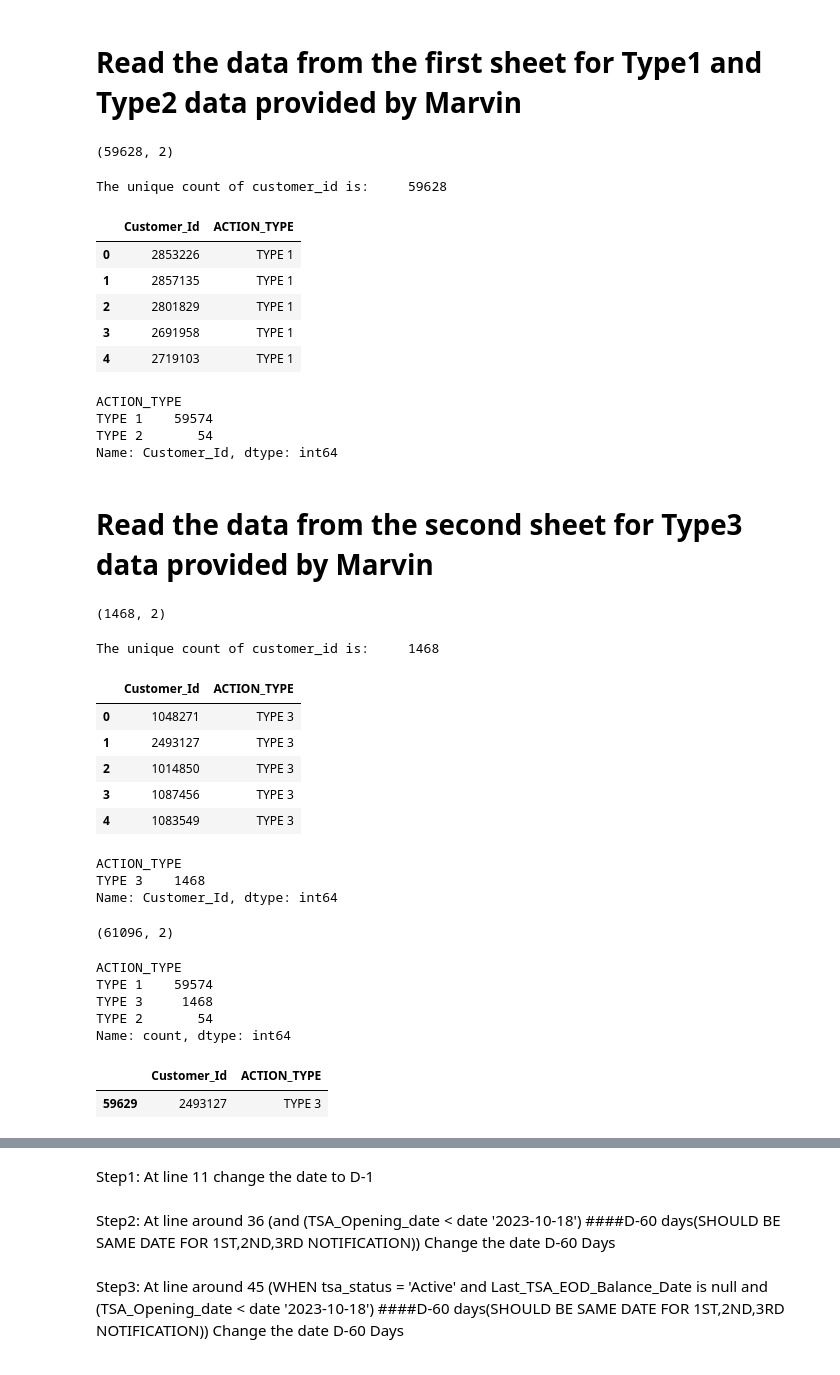
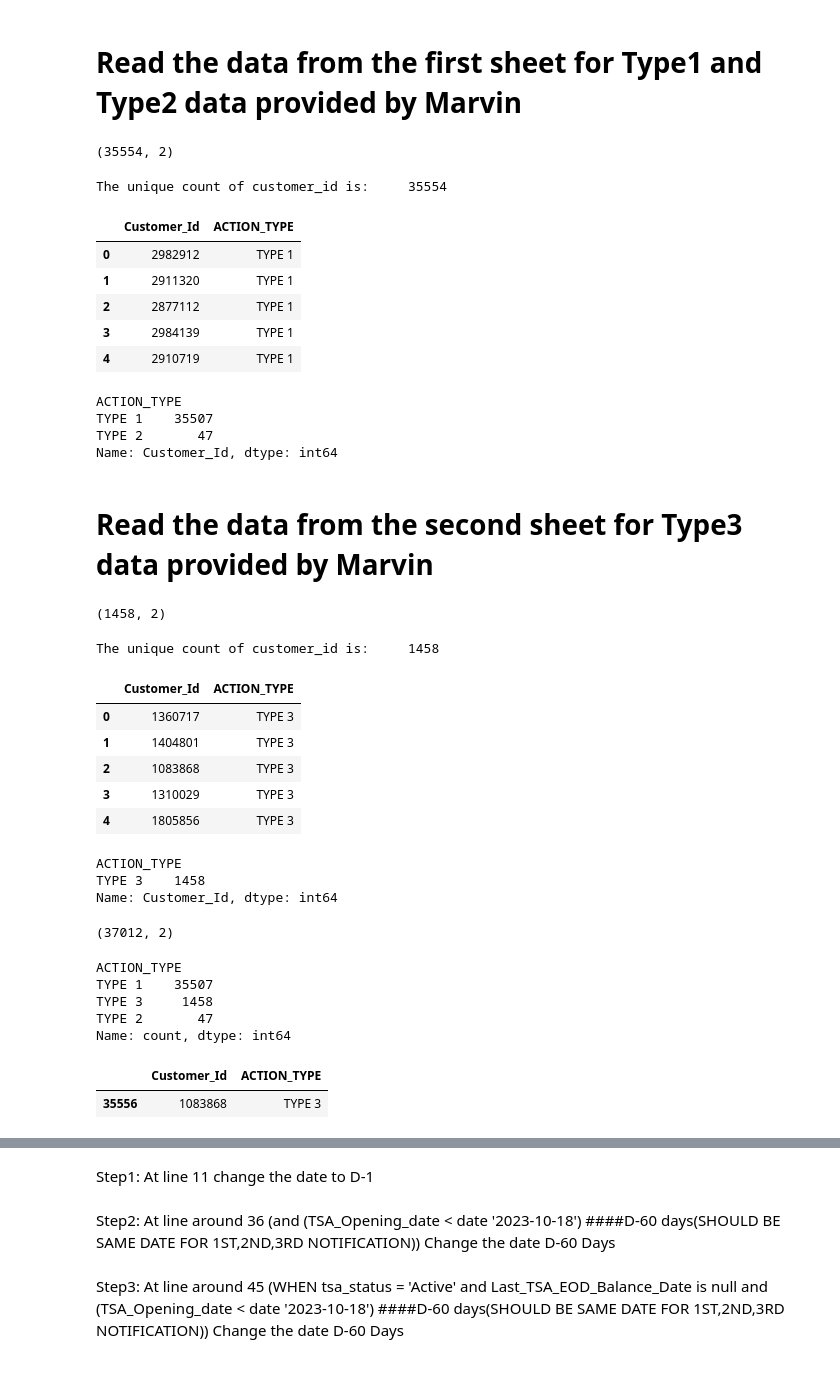
Before and after one commit to dchakroborti-tonik/TSA_Account_closure, a Jupyter notebook: December2024_January2025/ThirdNotification_files/TSA_Closure_Third_Notification.ipynb, the cells around one changed output, grey strips where cells are left out. Drawn from its saved outputs; the diff is of its cells as text; code cells hidden in the pictures.

Commit message:
Created December2024_January2025 Third Notification

```diff
--- a/December2024_January2025/ThirdNotification_files/TSA_Closure_Third_Notification.ipynb
+++ b/December2024_January2025/ThirdNotification_files/TSA_Closure_Third_Notification.ipynb
@@ -28,70 +28,70 @@ The date should show yesterday's date
 # %% [markdown]
 # Read the data from the first sheet for Type1 and Type2 data provided by Marvin
 # %%
-d1 = pd.read_excel(r"C:\Users\DwaipayanChakroborti\OneDrive - Tonik Financial Pte Ltd\MyStuff\Marvin\TSA Account Closure\November_December2024\ThirdNotification_files\TYPE 1 & 2.xlsx")
+d1 = pd.read_excel(r"C:\Users\DwaipayanChakroborti\OneDrive - Tonik Financial Pte Ltd\MyStuff\Marvin\TSA Account Closure\December2024_January2025\ThirdNotification_files\Type 1  & 2  - Dec 2024.xlsx")
 d1.shape
 # %% [output]
-(59628, 2)
+(35554, 2)
 # %%
 print(f"The unique count of customer_id is:\t{len(d1['Customer_Id'].unique())}")
 d1.head()
 # %% [output]
-The unique count of customer_id is:     59628
+The unique count of customer_id is:     35554
 |  | Customer_Id | ACTION_TYPE |
-| 0 | 2853226 | TYPE 1 |
-| 1 | 2857135 | TYPE 1 |
-| 2 | 2801829 | TYPE 1 |
-| 3 | 2691958 | TYPE 1 |
-| 4 | 2719103 | TYPE 1 |
+| 0 | 2982912 | TYPE 1 |
+| 1 | 2911320 | TYPE 1 |
+| 2 | 2877112 | TYPE 1 |
+| 3 | 2984139 | TYPE 1 |
+| 4 | 2910719 | TYPE 1 |
 # %%
 d1.groupby('ACTION_TYPE')['Customer_Id'].nunique()
 # %% [output]
 ACTION_TYPE
-TYPE 1    59574
-TYPE 2       54
+TYPE 1    35507
+TYPE 2       47
 Name: Customer_Id, dtype: int64
 # %% [markdown]
 # Read the data from the second sheet for Type3 data provided by Marvin
 # %%
-d2 = pd.read_excel(r"C:\Users\DwaipayanChakroborti\OneDrive - Tonik Financial Pte Ltd\MyStuff\Marvin\TSA Account Closure\November_December2024\ThirdNotification_files\tYPE 3.xlsx")
+d2 = pd.read_excel(r"C:\Users\DwaipayanChakroborti\OneDrive - Tonik Financial Pte Ltd\MyStuff\Marvin\TSA Account Closure\December2024_January2025\ThirdNotification_files\Type 3  - Dec 2024.xlsx")
 d2.shape
 # %% [output]
-(1468, 2)
+(1458, 2)
 # %%
 print(f"The unique count of customer_id is:\t{len(d2['Customer_Id'].unique())}")
 d2.head()
 # %% [output]
-The unique count of customer_id is:     1468
+The unique count of customer_id is:     1458
 |  | Customer_Id | ACTION_TYPE |
-| 0 | 1048271 | TYPE 3 |
-| 1 | 2493127 | TYPE 3 |
-| 2 | 1014850 | TYPE 3 |
-| 3 | 1087456 | TYPE 3 |
-| 4 | 1083549 | TYPE 3 |
+| 0 | 1360717 | TYPE 3 |
+| 1 | 1404801 | TYPE 3 |
+| 2 | 1083868 | TYPE 3 |
+| 3 | 1310029 | TYPE 3 |
+| 4 | 1805856 | TYPE 3 |
 # %%
 d2.groupby('ACTION_TYPE')['Customer_Id'].nunique()
 # %% [output]
 ACTION_TYPE
-TYPE 3    1468
+TYPE 3    1458
 Name: Customer_Id, dtype: int64
 # %%
 result = pd.concat([d1, d2], axis=0, ignore_index=True)
 result.shape
 # %% [output]
-(61096, 2)
+(37012, 2)
 # %%
 result.ACTION_TYPE.value_counts()
 # %% [output]
 ACTION_TYPE
-TYPE 1    59574
-TYPE 3     1468
-TYPE 2       54
+TYPE 1    35507
+TYPE 3     1458
+TYPE 2       47
 Name: count, dtype: int64
 # %%
-result[result['Customer_Id'] == '2493127']
+result[result['Customer_Id'] == '1083868']
 # %% [output]
 |  | Customer_Id | ACTION_TYPE |
-| 59629 | 2493127 | TYPE 3 |
+| 35556 | 1083868 | TYPE 3 |
 # %%
 result.info()
 # %% [output]
```
Also changed, not shown: parts of 25 cells of this notebook, 1 other file.
